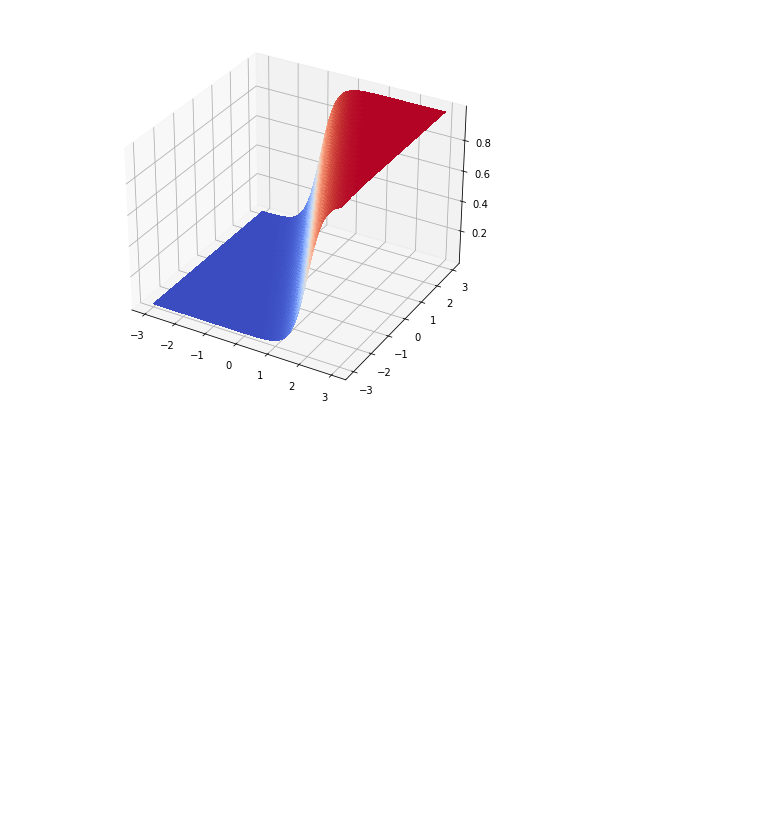
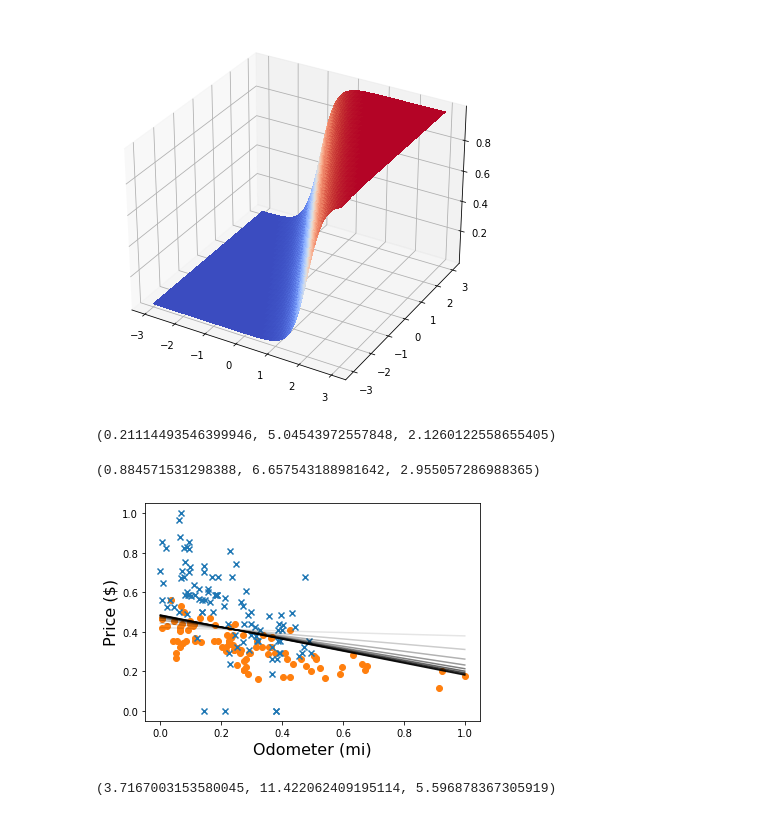
Before and after one commit to Sakurajima-sight/Mathematics-for-programmers-Python, a Jupyter notebook: Chapter 15/Untitled.ipynb, the cells around one changed output. Drawn from its saved outputs; the diff is of its cells as text; code cells hidden in the pictures; blank space fills up the shorter version.

```diff
--- a/Chapter 15/Untitled.ipynb
+++ b/Chapter 15/Untitled.ipynb
@@ -321,0 +331,49 @@ plot_scalar_field(lambda x,y:sigmoid(4*x+2*y-2),-3,3,-3,3)
+# %%
+def secant_slope(f,xmin,xmax):
+    return (f(xmax) - f(xmin)) / (xmax - xmin)
+
+def approx_derivative(f,x,dx=1e-6):
+    return secant_slope(f,x-dx,x+dx)
+
+def approx_gradient3(f,x0,y0,z0,dx=1e-6):
+    partial_x=approx_derivative(lambda x:f(x,y0,z0),x0,dx=dx)
+    partial_y=approx_derivative(lambda y:f(x0,y,z0),y0,dx=dx)
+    partial_z=approx_derivative(lambda z:f(x0,y0,z),z0,dx=dx)
+    return (partial_x,partial_y,partial_z)
+# %%
+from math import sqrt
+def length(v):
+    return sqrt(sum([vi*vi for vi in v]))
+
+def gradient_descent3(f,xstart,ystart,zstart,tolerance=1e-6,max_steps=1000):
+    x=xstart
+    y=ystart
+    z=zstart
+    grad=approx_gradient3(f,x,y,z)
+    steps=0
+    while length(grad)>tolerance and steps<max_steps:
+        x-=0.01*grad[0]
+        y-=0.01*grad[1]
+        z-=0.01*grad[2]
+        grad=approx_gradient3(f,x,y,z)
+        steps+=1
+    return x,y,z
+# %%
+gradient_descent3(logistic_cost,1,1,1,max_steps=100)
+# %% [output]
+(0.21114493546399946, 5.04543972557848, 2.1260122558655405)
+# %%
+gradient_descent3(logistic_cost,1,1,1,max_steps=200)
+# %% [output]
+(0.884571531298388, 6.657543188981642, 2.955057286988365)
+# %%
+plot_data(scaled_car_data)
+for i in range(0,1000,100):
+    a,b,c = gradient_descent3(logistic_cost,1,1,1,max_steps=i)
+    plot_line(a,b,c,alpha=i/1000,c='k')
+# %% [output]
+[figure, added]
+# %%
+gradient_descent3(logistic_cost,1,1,1,max_steps=8000)
+# %% [output]
+(3.7167003153580045, 11.422062409195114, 5.596878367305919)
```
Also changed, not shown: parts of 16 cells of this notebook, 1 other file.
